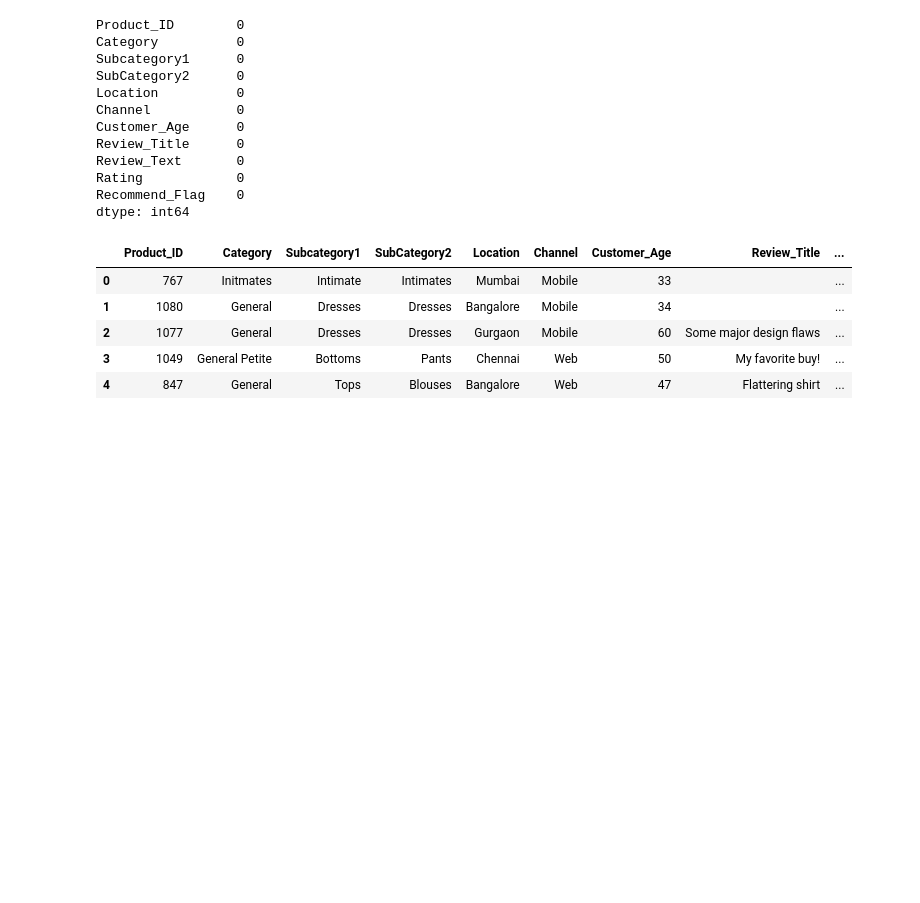
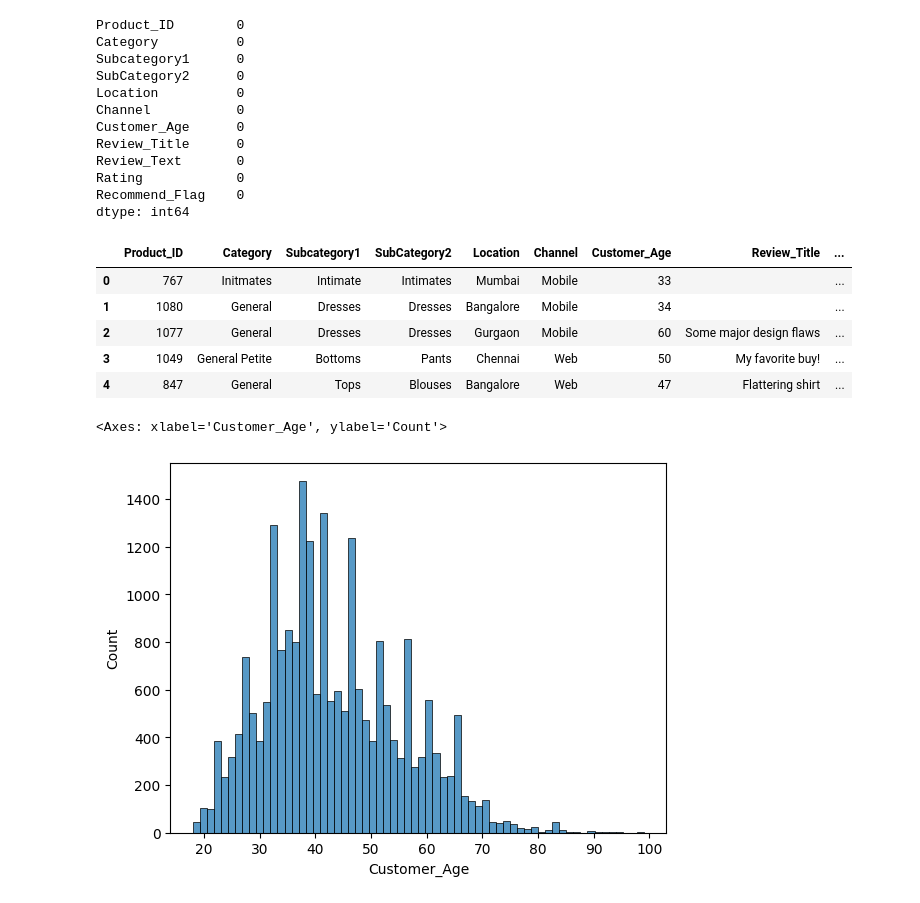
Before and after one commit to Adi46878/women-clothing-review-analytics, a Jupyter notebook: Women_Clothing_Review_Analytics.ipynb, the cells around one changed output. Drawn from its saved outputs; the diff is of its cells as text; code cells hidden in the pictures; blank space fills up the shorter version.

```diff
--- a/Women_Clothing_Review_Analytics.ipynb
+++ b/Women_Clothing_Review_Analytics.ipynb
@@ -119,0 +124,5 @@ df.head()
+# %%
+sns.histplot(df['Customer_Age'])
+# %% [output]
+<Axes: xlabel='Customer_Age', ylabel='Count'>
+[figure, added]
```
Also changed, not shown: parts of 7 cells of this notebook.
